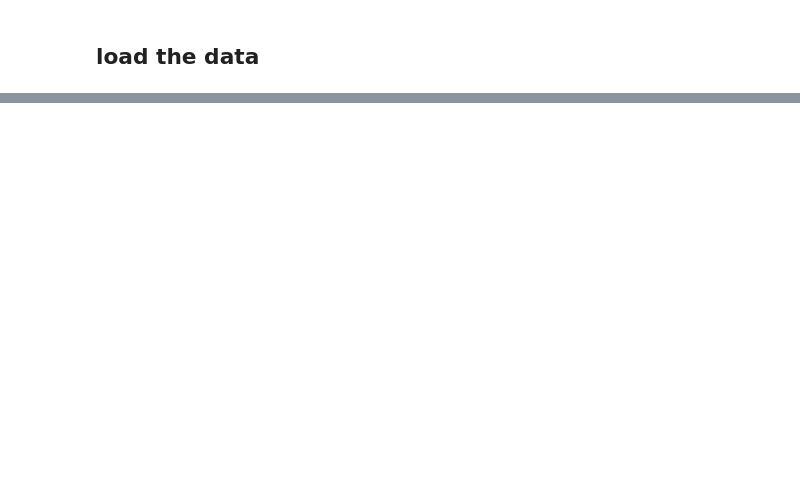
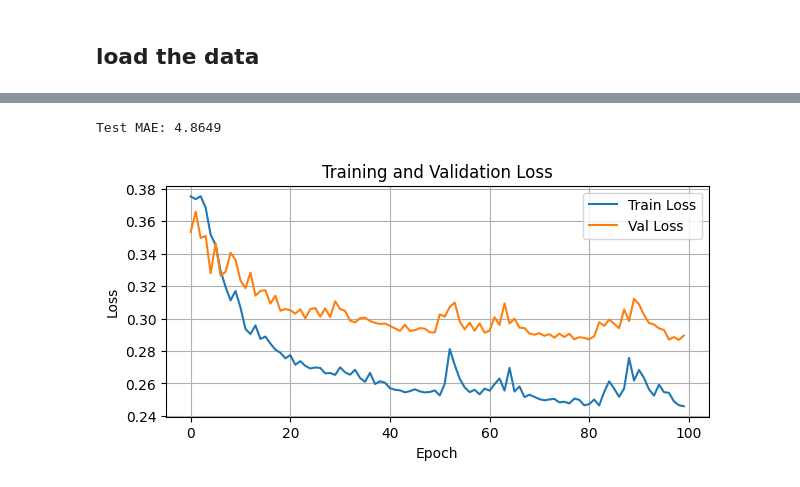
Before and after one commit to fizz-x/TreeHeads, a Jupyter notebook: training/01_unet.ipynb, the cells around one changed output, grey strips where cells are left out. Cells and saved outputs as stored; diff of their text form; code cells hidden in the pictures; blank space fills up the shorter version.

Commit message:
U-Net Training

```diff
--- a/training/01_unet.ipynb
+++ b/training/01_unet.ipynb
@@ -438,0 +165,17 @@ X_test2.shape
+# %%
+class S2CanopyHeightDataset(Dataset):
+    def __init__(self, X, y):
+        self.X = torch.from_numpy(X).float()               # (N, num_bands, 32, 32)
+        self.y = torch.from_numpy(y).float().unsqueeze(1)  # (N, 1, 32, 32)
+    def __len__(self):
+        return self.X.shape[0]
+    def __getitem__(self, idx):
+        return self.X[idx], self.y[idx]
+
+train_dataset = S2CanopyHeightDataset(X_train2, y_train2)
+val_dataset = S2CanopyHeightDataset(X_test2, y_test2)
+test_dataset = S2CanopyHeightDataset(X_train1, y_train1)
+
+train_loader = DataLoader(train_dataset, batch_size=config['batch_size'], shuffle=True)
+val_loader = DataLoader(val_dataset, batch_size=config['batch_size'])
+test_loader = DataLoader(test_dataset, batch_size=config['batch_size'])
@@ -438,0 +266,57 @@ X_test2.shape
+# %%
+# denormalize the predictions and targets inside the test_loader
+def denormalize(tensor, mean, std):
+    return tensor * std + mean
+
+
+#def evaluate_model(model, test_loader, als_mean, als_std):
+def denorm_model(model, test_loader, als_mean2, als_std2):
+    model.eval()
+    all_preds, all_targets = [], []
+    with torch.no_grad():
+        for inputs, targets in test_loader:
+            inputs, targets = inputs.to(config['device']), targets.to(config['device'])
+            outputs = model(inputs)
+            all_preds.append(outputs.cpu().numpy())
+            all_targets.append(targets.cpu().numpy())
+
+    all_preds = np.concatenate(all_preds, axis=0)
+    all_targets = np.concatenate(all_targets, axis=0)
+
+    # Denormalize predictions and targets
+    all_preds = denormalize(torch.from_numpy(all_preds), als_mean2, als_std2).numpy()
+    all_targets = denormalize(torch.from_numpy(all_targets), als_mean2, als_std2).numpy()
+
+    mae = mean_absolute_error(all_targets.flatten(), all_preds.flatten())
+    print(f"Test MAE: {mae:.4f}")
+
+    return all_preds, all_targets
+
+# Evaluate the model on the test set
+#predictions, targets = denorm_model(model, test_loader, als_mean2, als_std2)
+predictions, targets = denorm_model(model, val_loader, als_mean2, als_std2)
+# %% [output]
+Test MAE: 4.8649
+# %%
+def plot_val_loss(train_losses, val_losses):
+    """
+    Plot training and validation loss over epochs.
+
+    Parameters:
+    - train_losses: list of training losses
+    - val_losses: list of validation losses
+    """
+    plt.figure(figsize=(7, 3))
+    plt.plot(train_losses, label="Train Loss")
+    plt.plot(val_losses, label="Val Loss")
+    plt.xlabel("Epoch")
+    plt.ylabel("Loss")
+    plt.legend()
+    plt.title("Training and Validation Loss")
+    plt.grid(True)
+    plt.show()
+
+
+plot_val_loss(train_losses, val_losses)
+# %% [output]
+[figure, added]
```
Also changed, not shown: parts of 23 cells of this notebook, 5 other files.
